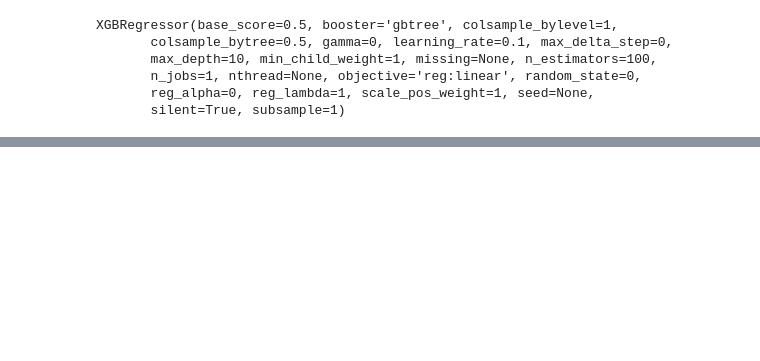
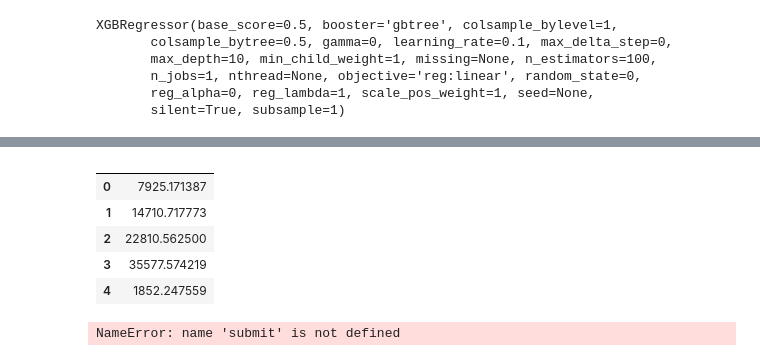
Before and after one commit to TaigoKuriyama/national_park_prediction, a Jupyter notebook: notebook/preprocess.ipynb, the cells around one changed output, grey strips where cells are left out. Saved outputs shown, nothing was run; the diff lists cells and outputs as text; code cells hidden in the pictures; blank space fills up the shorter version.

Commit message:
マイナスと予測した結果を０に変更するよう修正

```diff
--- a/notebook/preprocess.ipynb
+++ b/notebook/preprocess.ipynb
@@ -154,7 +156,10 @@ df_except_y.head()
 | 3 | 2015 | 1 | 1 | 3 | 1 | 0 | 0 | 0 | 0 | 0 | ... |
 | 4 | 2015 | 1 | 1 | 3 | 0 | 0 | 1 | 0 | 0 | 0 | ... |
 # %%
-df_test_merged = pd.merge(df_test,df_holiday,on='datetime')
+# holidayデータとのマージ
+#df_test_merged = pd.merge(df_test,df_holiday,on='datetime')
+df_test_merged = pd.merge(df_test,df_holiday_exc_wkend,on='datetime')
+#df_test_merged = pd.merge(df_test_merged,df_holiday_exc_wkend,on='datetime')
 #df_test_merged = pd.merge(df_test_merged,df_oyama,on=['大山隠岐国立公園','datetime'],how='left')
 
 df_test_merged = df_test_merged.drop(['park','datetime','index'], axis=1)
@@ -272,0 +276,20 @@ submit.to_csv('../submit/submit_7.tsv',sep='\t')
+# %%
+# create submit file
+df_submit = pd.DataFrame({
+    '':df_test['index'],
+    '':y_test_pred})
+# pandas.[DataFrame or Series].where(cond,other=xxx) condがFalseの時にotherを代入
+# マイナスと予測した結果を０に修正
+df_submit.where(df_submit.iloc[:, [0]] > 0, 0).head()
+# %% [output]
+|  |  |
+| 0 | 7925.171387 |
+| 1 | 14710.717773 |
+| 2 | 22810.562500 |
+| 3 | 35577.574219 |
+| 4 | 1852.247559 |
+# %%
+submit.to_csv('../submit/submit_8.tsv',sep='\t')
+df_train = pd.read_csv('../data/raw/train.tsv',sep='\t')
+# %% [output]
+NameError: name 'submit' is not defined
```
Also changed, not shown: parts of 14 cells of this notebook, 5 other files.
